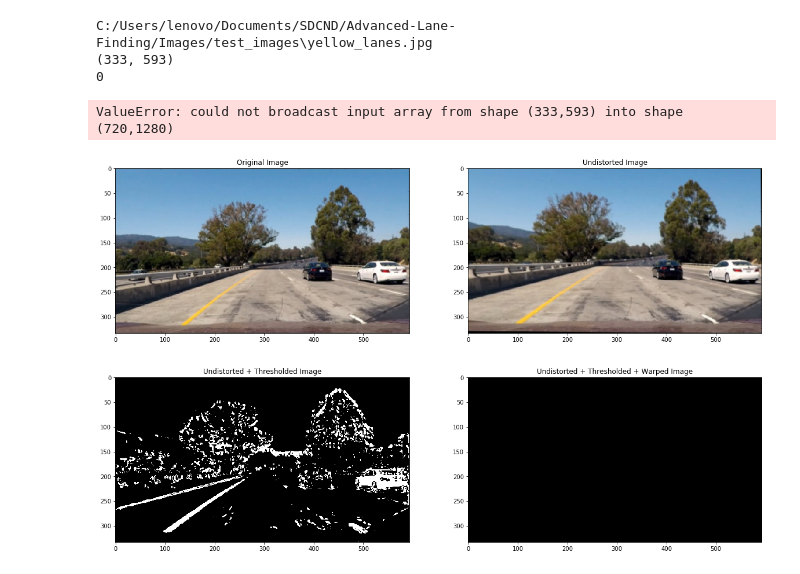
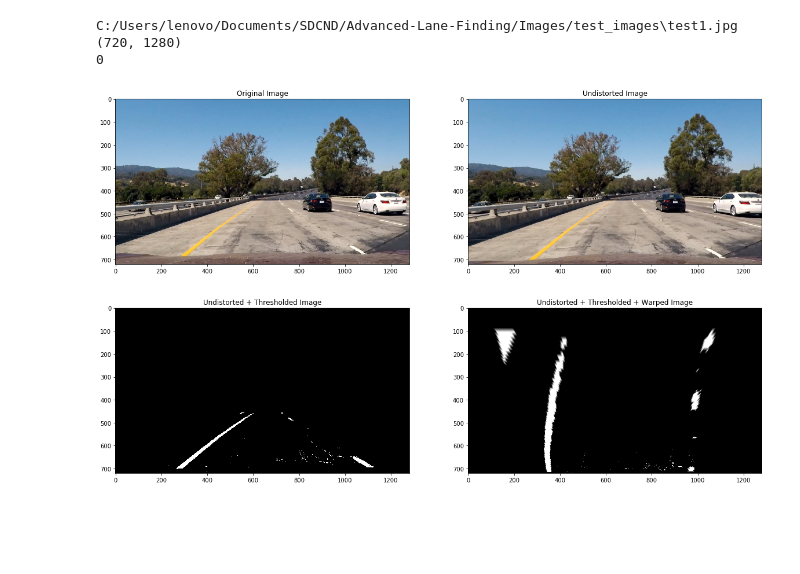
Before and after one commit to Thayjes/Advanced-Lane-Finding, a Jupyter notebook: Final_Pipeline.ipynb, the cells around one changed output. Saved outputs shown, nothing was run; the diff lists cells and outputs as text; code cells hidden in the pictures; blank space fills up the shorter version.

Commit message:
Line class changes

```diff
--- a/Final_Pipeline.ipynb
+++ b/Final_Pipeline.ipynb
@@ -1 +1,25 @@
+# %%
+def region_of_interest(img, vertices):
+    """
+    Applies an image mask.
+
+    Only keeps the region of the image defined by the polygon
+    formed from `vertices`. The rest of the image is set to black.
+    """
+    #defining a blank mask to start with
+    mask = np.zeros_like(img)
+
+    #defining a 3 channel or 1 channel color to fill the mask with depending on the input image
+    if len(img.shape) > 2:
+        channel_count = img.shape[2]  # i.e. 3 or 4 depending on your image
+        ignore_mask_color = (255,) * channel_count
+    else:
+        ignore_mask_color = 255
+
+    #filling pixels inside the polygon defined by "vertices" with the fill color
+    cv2.fillPoly(mask, vertices, ignore_mask_color)
+
+    #returning the image only where mask pixels are nonzero
+    masked_image = cv2.bitwise_and(img, mask)
+    return masked_image
 # %%
@@ -19,15 +147,16 @@ def undistort(img):
 # %%
 # Perspective Transform
 def warp(dst, draw_lines = False):
-    source_pts = np.array([ [195, dst.shape[0]], [597, 448], [690, 448], [1190, dst.shape[0]] ], np.float32)
-    #source_pts = np.array([ [105, dst.shape[0]], [547, 448], [685, 448], [1140, dst.shape[0]] ], np.float32)
+    #source_pts = np.array([ [150, dst.shape[0]], [580, 460], [710, 460], [1150, dst.shape[0]] ], np.float32)
+    #source_pts = np.array([ [195, dst.shape[0]], [597, 448], [690, 448], [1190, dst.shape[0]] ], np.float32)
+    source_pts = np.array([ [175, dst.shape[0]], [590, 450], [700, 450], [1170, dst.shape[0]] ], np.float32)
     offset = 300
     dst_pts = np.array([ [0 + offset, dst.shape[0]], [0 + offset, 0], [dst.shape[1] - offset, 0], [dst.shape[1] - offset, dst.shape[0]] ], np.float32)
     if draw_lines == True:
-        cv2.line(dst, (195, dst.shape[0]), (597, 448), (255, 0, 0), 1)
-        cv2.line(dst, (690, 448), (1190, dst.shape[0]), (255, 0, 0), 1)
-        #cv2.line(dst, (105, dst.shape[0]), (547, 448), (255, 0, 0), 1)
-        #cv2.line(dst, (685, 448), (1140, dst.shape[0]), (255, 0, 0), 1)
+        #cv2.line(dst, (150, dst.shape[0]), (150+430, 460), (255, 0, 0), 1)
+        #cv2.line(dst, (1150-440, 460), (1150, dst.shape[0]), (255, 0, 0), 1)
+        cv2.line(dst, (175, dst.shape[0]), (590, 450), (255, 0, 0), 1)
+        cv2.line(dst, (700, 450), (1170, dst.shape[0]), (255, 0, 0), 1)
     M = cv2.getPerspectiveTransform(source_pts, dst_pts)
     Minv = cv2.getPerspectiveTransform(dst_pts, source_pts)
     warped_dst = cv2.warpPerspective(dst, M, (dst.shape[1], dst.shape[0]), flags = cv2.INTER_LINEAR)
@@ -41,7 +170,7 @@ def warp(dst, draw_lines = False):
 # %%
 def final_pipeline(image):
     undistorted_image = undistort(image)
-    thresholded_image = threshold_pipeline(undistorted_image, sx_thresh = (30, 100))
+    thresholded_image = threshold_pipeline(undistorted_image, sx_thresh = (10, 255))
     warped_image, M, Minv = warp(thresholded_image, draw_lines = False)
     binary_warped = cv2.threshold(warped_image, 50, 255, cv2.THRESH_BINARY)[1]
     return binary_warped
@@ -137,23 +183,24 @@ def threshold_pipeline(img, sx_thresh):
 # %%
 # Test undistortion and warping on thresholded images
 import matplotlib.image as mpimg
 import time
+import glob
 
 imagepaths = glob.glob("C:/Users/lenovo/Documents/SDCND/Advanced-Lane-Finding/Images/test_images/*.jpg")
 imstack = np.zeros( (720, 1280, len(imagepaths)))
-for k, fname in enumerate(imagepaths):
+for k, fname in enumerate(imagepaths[4:]):
     print(fname)
     image = mpimg.imread(fname)
     binary_warped = final_pipeline(image)
     print(binary_warped.shape)
     print(k)
     imstack[:, :, k-1] = binary_warped
 
-    #break
+    break
+warped = binary_warped
 # %% [output]
-C:/Users/lenovo/Documents/SDCND/Advanced-Lane-Finding/Images/test_images\yellow_lanes.jpg
-(333, 593)
+C:/Users/lenovo/Documents/SDCND/Advanced-Lane-Finding/Images/test_images\test1.jpg
+(720, 1280)
 0
-ValueError: could not broadcast input array from shape (333,593) into shape (720,1280)
-[figure, old version]
+[figure, new version]
-[figure, old version]
+[figure, new version]
```
Also changed, not shown: parts of 11 cells of this notebook, 3 other files.
